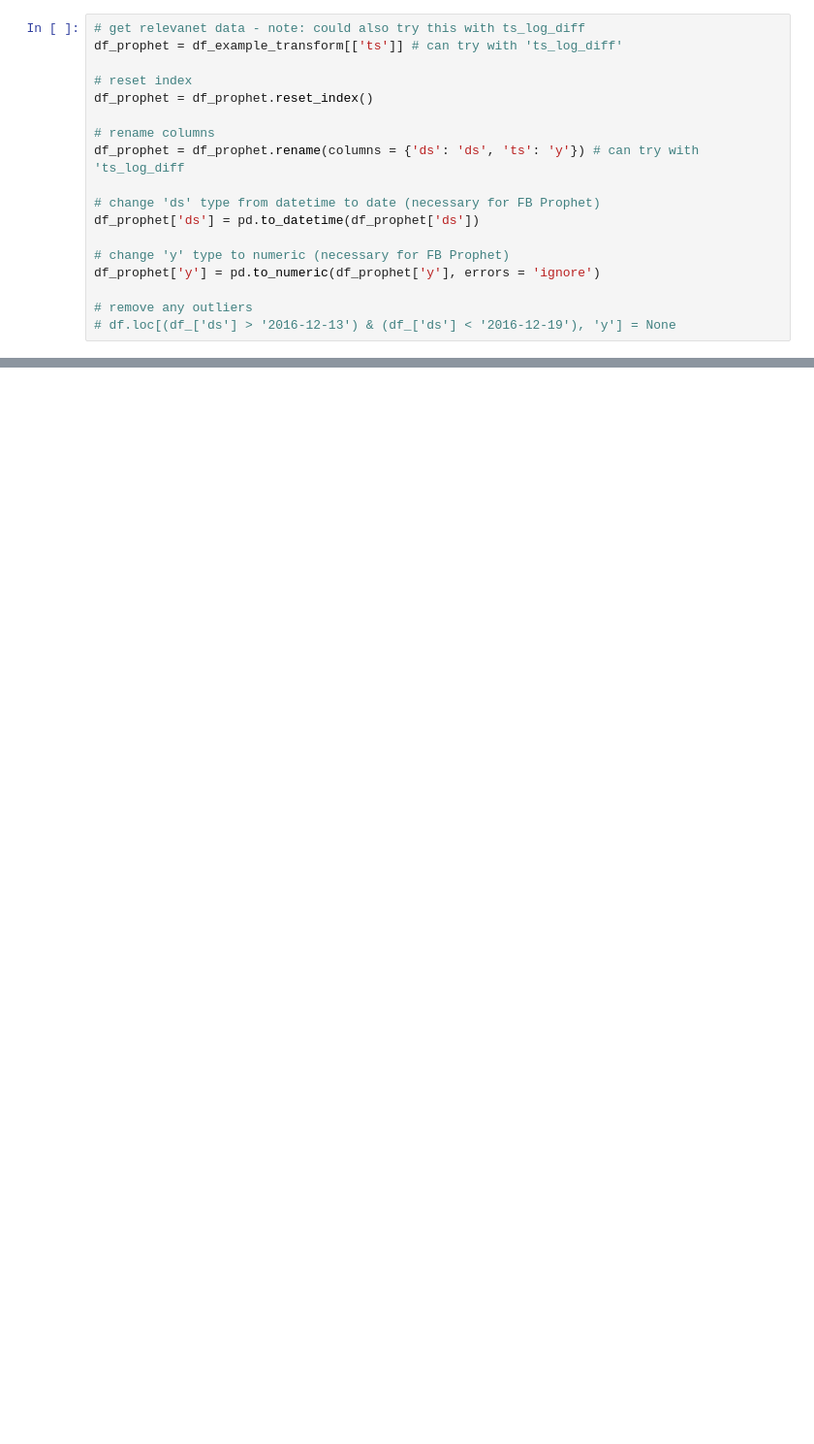
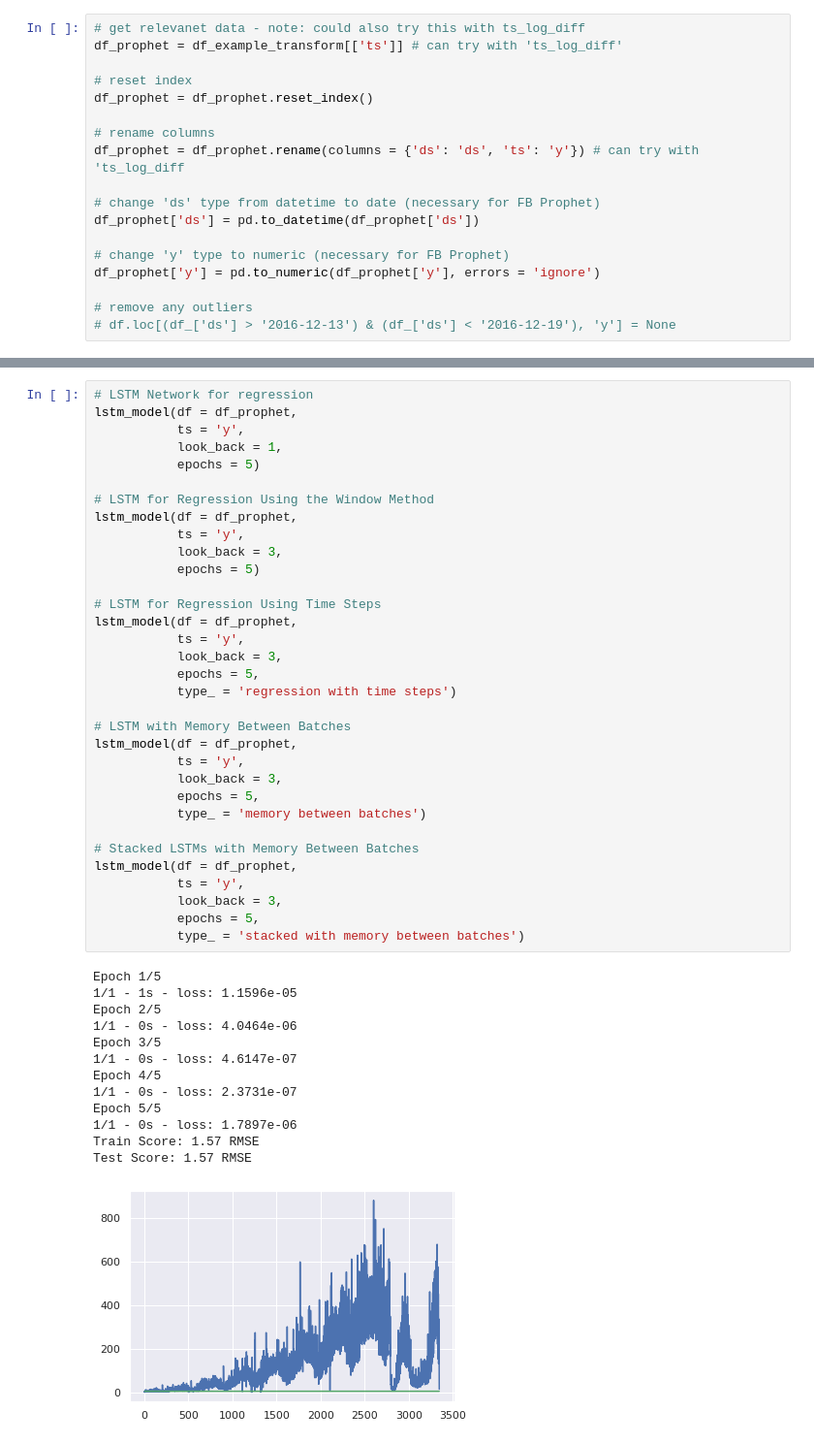
Before and after one commit to rohitnikam1/Time_Series_Forecasting, a Jupyter notebook: Time_Series_Forecasting.ipynb, the cells around one changed output, grey strips where cells are left out. Shown at 97% size. Cells and saved outputs as stored; diff of their text form; blank space fills up the shorter version.

```diff
--- a/Time_Series_Forecasting.ipynb
+++ b/Time_Series_Forecasting.ipynb
@@ -753,0 +929,47 @@ fcst = create_daily_forecast(df_prophet,
+# %%
+# LSTM Network for regression
+lstm_model(df = df_prophet,
+           ts = 'y',
+           look_back = 1,
+           epochs = 5)
+
+# LSTM for Regression Using the Window Method
+lstm_model(df = df_prophet,
+           ts = 'y',
+           look_back = 3,
+           epochs = 5)
+
+# LSTM for Regression Using Time Steps
+lstm_model(df = df_prophet,
+           ts = 'y',
+           look_back = 3,
+           epochs = 5,
+           type_ = 'regression with time steps')
+
+# LSTM with Memory Between Batches
+lstm_model(df = df_prophet,
+           ts = 'y',
+           look_back = 3,
+           epochs = 5,
+           type_ = 'memory between batches')
+
+# Stacked LSTMs with Memory Between Batches
+lstm_model(df = df_prophet,
+           ts = 'y',
+           look_back = 3,
+           epochs = 5,
+           type_ = 'stacked with memory between batches')
+# %% [output]
+Epoch 1/5
+1/1 - 1s - loss: 1.1596e-05
+Epoch 2/5
+1/1 - 0s - loss: 4.0464e-06
+Epoch 3/5
+1/1 - 0s - loss: 4.6147e-07
+Epoch 4/5
+1/1 - 0s - loss: 2.3731e-07
+Epoch 5/5
+1/1 - 0s - loss: 1.7897e-06
+Train Score: 1.57 RMSE
+Test Score: 1.57 RMSE
+[figure, added]
```
Also changed, not shown: parts of 13 cells of this notebook.
